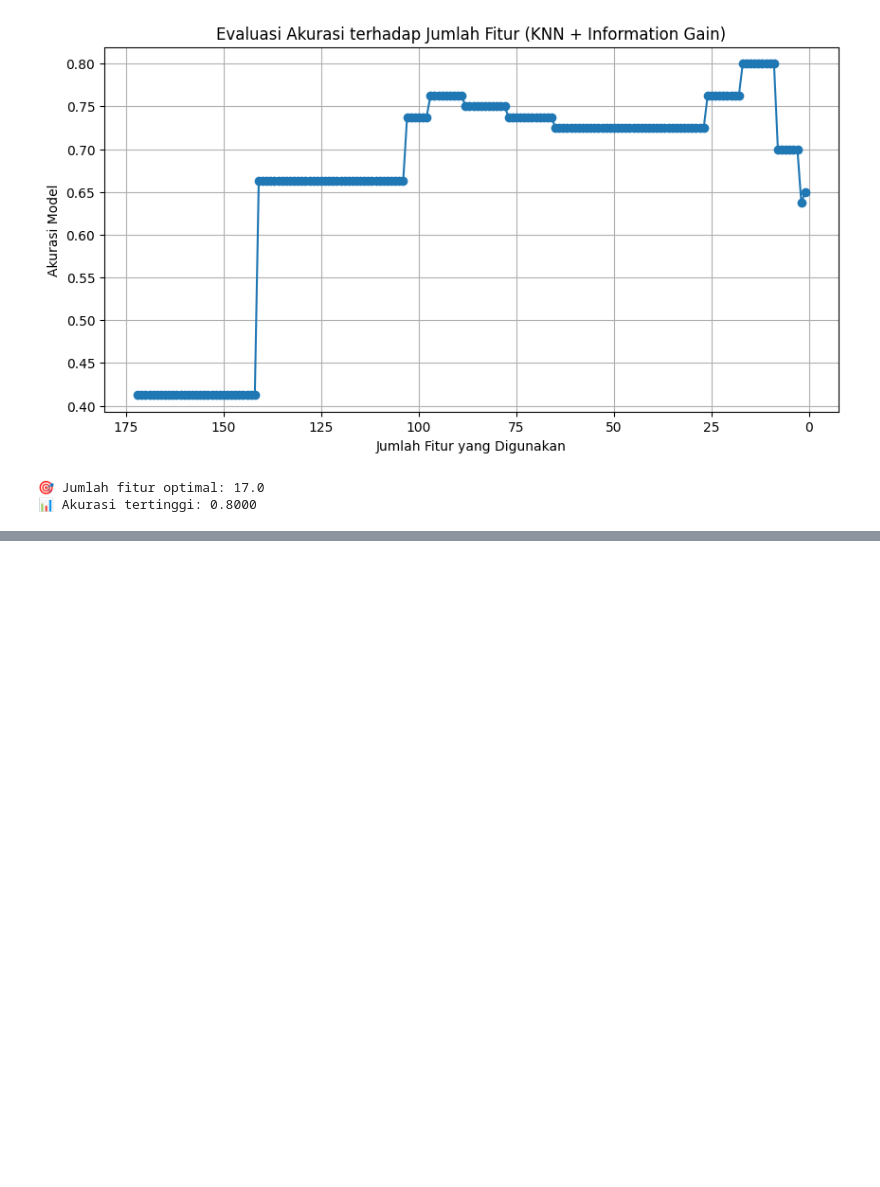
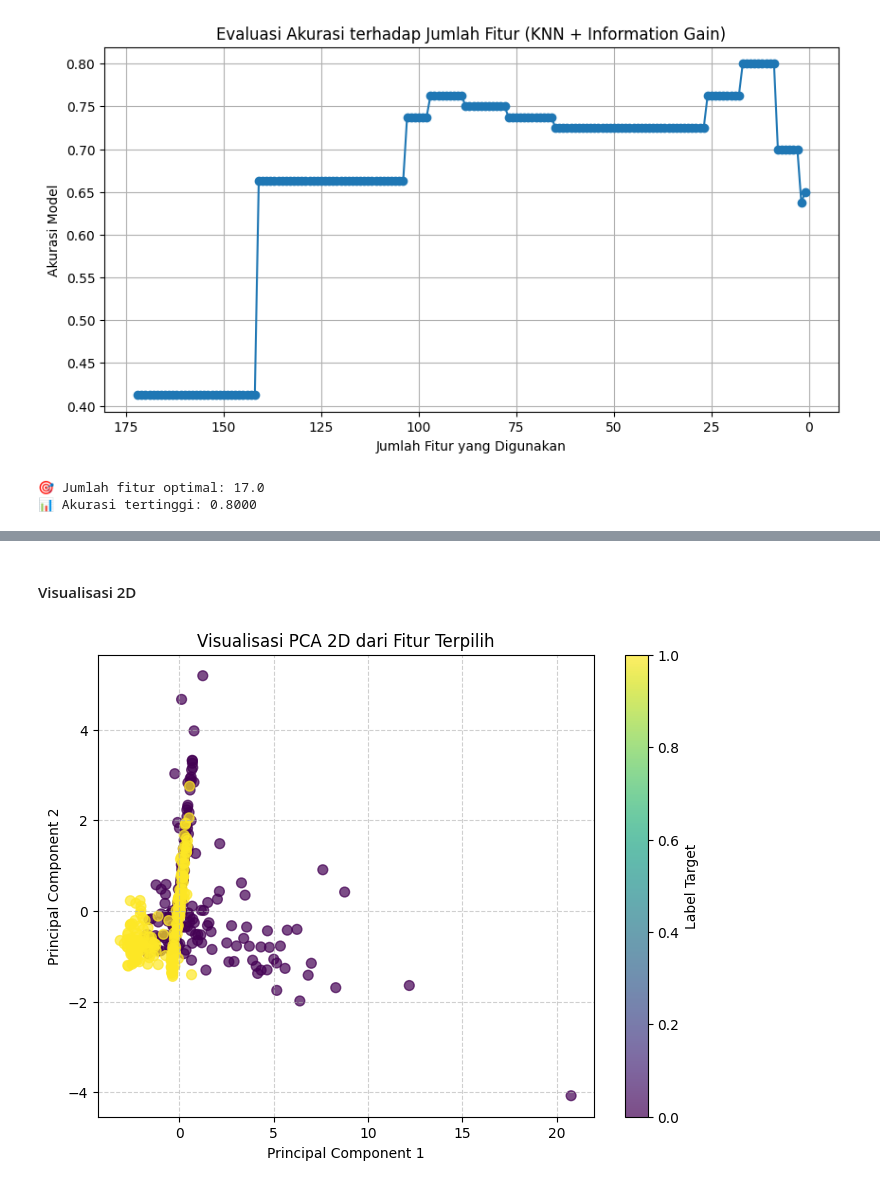
Before and after one commit to fznnfitrah/PSD, a Jupyter notebook: psd/project-timeseries-audio-multilabel.ipynb, the cells around one changed output, grey strips where cells are left out. Cells and saved outputs as stored; diff of their text form; code cells hidden in the pictures; blank space fills up the shorter version.

```diff
--- a/psd/project-timeseries-audio-multilabel.ipynb
+++ b/psd/project-timeseries-audio-multilabel.ipynb
@@ -334,0 +458,18 @@ Fitur:   1 | Akurasi: 0.6500
+# %% [markdown]
+#### Visualisasi 2D
+# %%
+# PCA 2D
+# -----------------------------
+pca_2d = PCA(n_components=2)
+X_pca_2d = pca_2d.fit_transform(X_selected_scaled)
+
+plt.figure(figsize=(8,6))
+scatter = plt.scatter(X_pca_2d[:,0], X_pca_2d[:,1], c=y, cmap='viridis', s=50, alpha=0.7)
+plt.title("Visualisasi PCA 2D dari Fitur Terpilih")
+plt.xlabel("Principal Component 1")
+plt.ylabel("Principal Component 2")
+plt.colorbar(scatter, label="Label Target")
+plt.grid(True, linestyle='--', alpha=0.6)
+plt.show()
+# %% [output]
+[figure, added]
```
Also changed, not shown: parts of 28 cells of this notebook, 33 other files.
